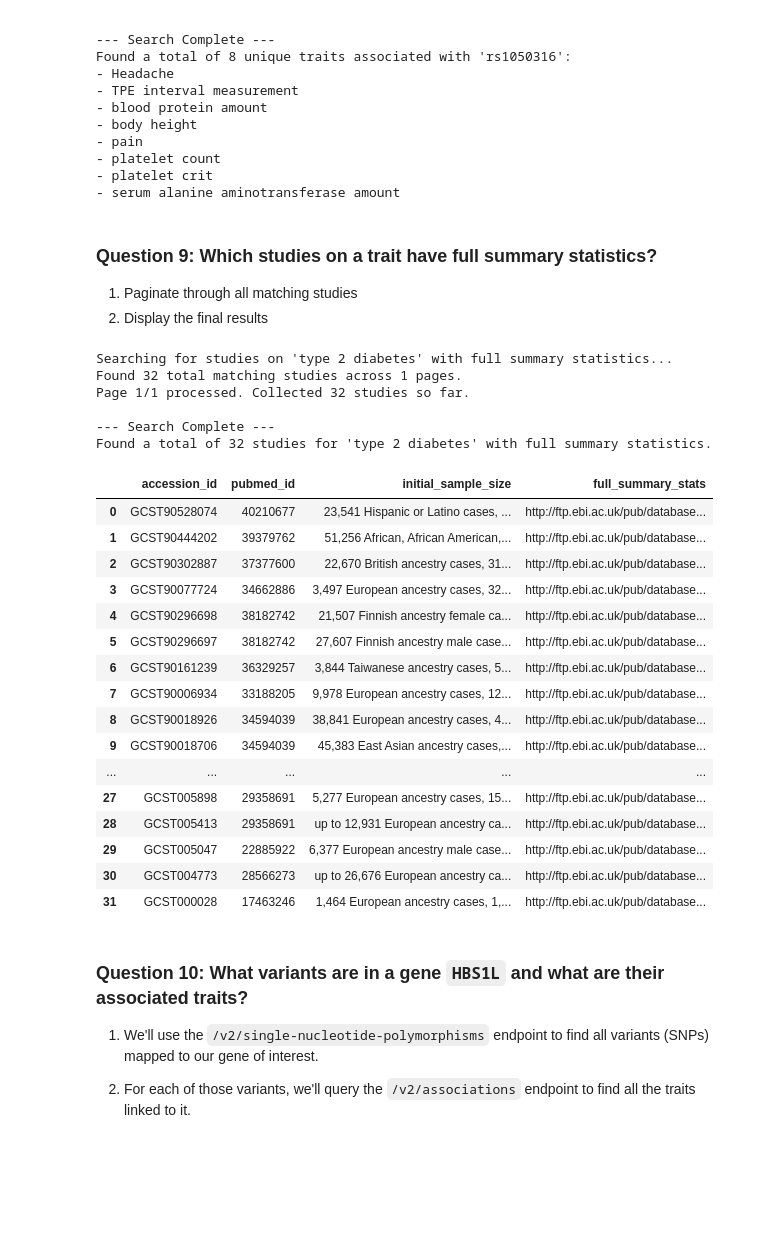
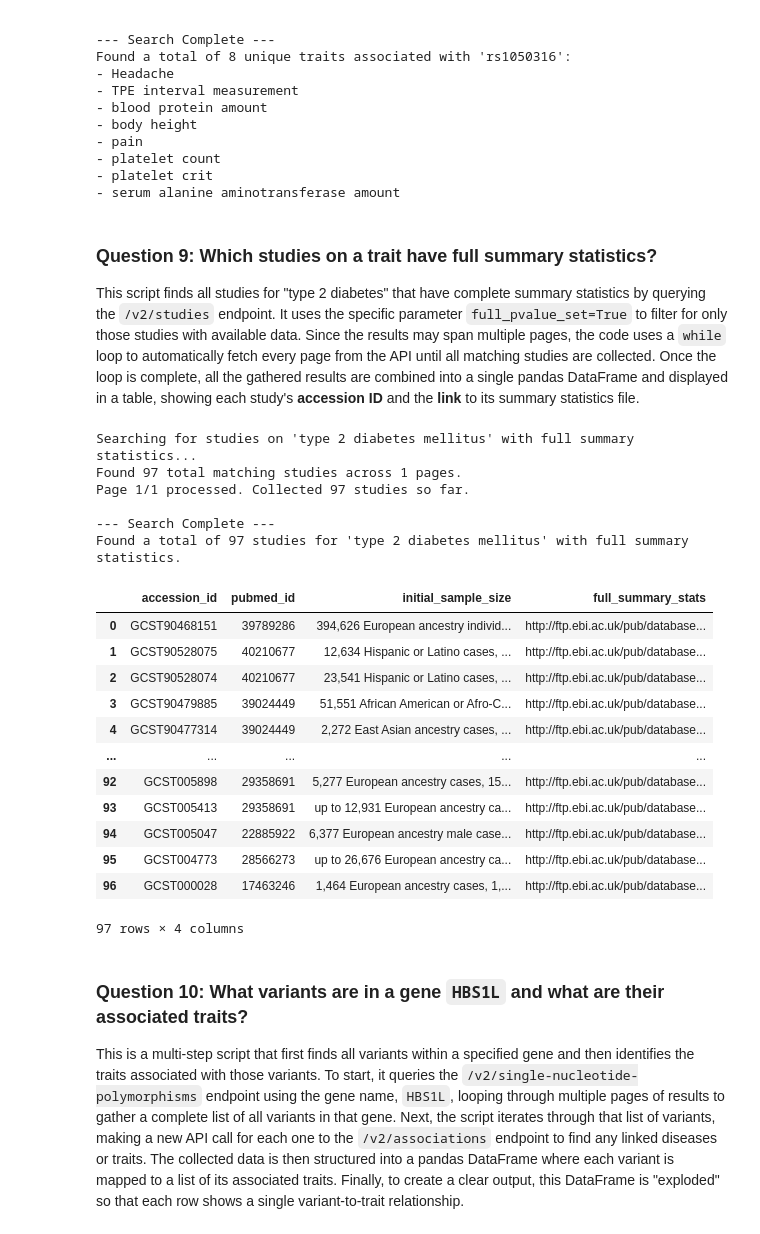
Before and after one commit to EBISPOT/gwas-rest-api, a Jupyter notebook: docs/jupyter-notebooks/sample.ipynb, the cells around one changed output. Drawn from its saved outputs; the diff is of its cells as text; code cells hidden in the pictures; blank space fills up the shorter version.

```diff
--- a/docs/jupyter-notebooks/sample.ipynb
+++ b/docs/jupyter-notebooks/sample.ipynb
@@ -149,7 +175,7 @@ def get_all_associations_for_trait(trait_name):
             "efo_trait": trait_name,
             "sort": "p_value",  # Sort by significance from the start
             "direction": "asc",
-            "size": 200,
+            "size": 40,
             "page": current_page
         }
 
@@ -161,9 +187,9 @@ def get_all_associations_for_trait(trait_name):
 
             if current_page == 0:
                 total_pages = data['page']['totalPages']
-                print(f"Found {data['page']['totalElements']} total associations across {total_pages} pages.")
+                # print(f"Found {data['page']['totalElements']} total associations across {total_pages} pages.")
 
-            print(f"Page {current_page + 1}/{total_pages} processed. Collected {len(all_associations)} associations so far.")
+            # print(f"Page {current_page + 1}/{total_pages} processed. Collected {len(all_associations)} associations so far.")
             current_page += 1
             time.sleep(0.1) # Be polite to the API
         else:
@@ -303,10 +341,9 @@ if associations_data and '_embedded' in associations_data:
 
     print(f"Found {associations_data['page']['totalElements']} variants associated with '{disease_of_interest}'.")
     print("Displaying the first 10 results:")
-
-    # Parse the 'snp_risk_allele' field. It's a list containing a string like 'rsID-Allele'
+    # Parse the 'snp_effect_allele' field. It's a list containing a string like 'rsID-Allele'
     # Extract the string 'rsID-Allele' from the list
-    risk_allele_str = associations_df['snp_risk_allele'].str[0]
+    risk_allele_str = associations_df['snp_effect_allele'].str[0]
 
     # Split the string into the variant ID and the allele base
     split_allele = risk_allele_str.str.split('-', n=1, expand=True)
@@ -321,7 +358,11 @@ if associations_data and '_embedded' in associations_data:
         'risk_frequency',
         'accession_id',
         'mapped_genes'
-    ]]
+    ]].copy()
+
+    display_df['mapped_genes'] = display_df['mapped_genes'].apply(
+        lambda genes: ', '.join(genes) if isinstance(genes, list) else ''
+    )
 
     display(display_df)
 else:
@@ -367,6 +408,9 @@ if studies_data and '_embedded' in studies_data:
 
     # Convert the list of studies into a pandas DataFrame for nice display
     studies_df = pd.DataFrame(studies_list)
+    studies_df['cohort'] = studies_df['cohort'].apply(
+        lambda cohorts: ', '.join(cohorts) if isinstance(cohorts, list) else ''
+    )
 
     print(f"Found {studies_data['page']['totalElements']} studies for '{disease_of_interest}' in the '{cohort_of_interest}' cohort.")
     print("Displaying results:")
@@ -594,10 +580,12 @@ if top_associations_in_population:
     results_df = pd.DataFrame(top_associations_in_population)
 
     # Parse the risk allele field for cleaner display
-    risk_allele_str = results_df['snp_risk_allele'].str[0]
+    risk_allele_str = results_df['snp_effect_allele'].str[0]
     split_allele = risk_allele_str.str.split('-', n=1, expand=True)
     results_df['variant_rsID'] = split_allele[0]
     results_df['risk_allele_base'] = split_allele[1]
+
+    pd.options.display.float_format = '{:.2e}'.format
 
     # Display the final, cleaned-up DataFrame
     display(results_df[[
@@ -827,10 +815,9 @@ Found a total of 8 unique traits associated with 'rs1050316':
 # %% [markdown]
 ### Question 9: Which studies on a trait have full summary statistics?
 
-1. Paginate through all matching studies
-2. Display the final results
+This script finds all studies for "type 2 diabetes" that have complete summary statistics by querying the `/v2/studies` endpoint. It uses the specific parameter `full_pvalue_set=True` to filter for only those studies with available data. Since the results may span multiple pages, the code uses a `while` loop to automatically fetch every page from the API until all matching studies are collected. Once the loop is complete, all the gathered results are combined into a single pandas DataFrame and displayed in a table, showing each study's **accession ID** and the **link** to its summary statistics file.
 # %%
-trait_of_interest = "type 2 diabetes"
+trait_of_interest = "type 2 diabetes mellitus"
 studies_with_sum_stats = [] # A list to store the resulting study objects
 
 print(f"Searching for studies on '{trait_of_interest}' with full summary statistics...")
@@ -842,7 +829,7 @@ total_pages = 1 # Initialize to 1 to start the loop
 while current_page < total_pages:
     endpoint = "/v2/studies"
     params = {
-        "disease_trait": trait_of_interest,
+        "efo_trait": trait_of_interest,
         "full_pvalue_set": True, # Filter for studies with summary stats
         "size": 200,
         "page": current_page
@@ -860,59 +847,53 @@ while current_page < total_pages:
             print(f"Found {data['page']['totalElements']} total matching studies across {total_pages} pages.")
 
         print(f"Page {current_page + 1}/{total_pages} processed. Collected {len(studies_with_sum_stats)} studies so far.")
         current_page += 1
         time.sleep(0.1) # Be polite to the API
     else:
         print("No more data found or an error occurred. Stopping.")
         break
 
 # --- Step 2: Display the final results ---
 print(f"\n--- Search Complete ---")
 if studies_with_sum_stats:
     # Convert the list of studies to a DataFrame
     results_df = pd.DataFrame(studies_with_sum_stats)
 
     print(f"Found a total of {len(results_df)} studies for '{trait_of_interest}' with full summary statistics.")
 
     # Display relevant columns from the DataFrame
     display(results_df[[
         'accession_id',
         'pubmed_id',
         'initial_sample_size',
         'full_summary_stats' # This column contains the link to the stats
     ]])
 else:
     print(f"Could not find any studies for '{trait_of_interest}' with full summary statistics.")
 # %% [output]
-Searching for studies on 'type 2 diabetes' with full summary statistics...
-Found 32 total matching studies across 1 pages.
-Page 1/1 processed. Collected 32 studies so far.
+Searching for studies on 'type 2 diabetes mellitus' with full summary statistics...
+Found 97 total matching studies across 1 pages.
+Page 1/1 processed. Collected 97 studies so far.
 
 --- Search Complete ---
-Found a total of 32 studies for 'type 2 diabetes' with full summary statistics.
+Found a total of 97 studies for 'type 2 diabetes mellitus' with full summary statistics.
 |  | accession_id | pubmed_id | initial_sample_size | full_summary_stats |
-| 0 | GCST90528074 | 40210677 | 23,541 Hispanic or Latino cases, ... | http://ftp.ebi.ac.uk/pub/database... |
-| 1 | GCST90444202 | 39379762 | 51,256 African, African American,... | http://ftp.ebi.ac.uk/pub/database... |
-| 2 | GCST90302887 | 37377600 | 22,670 British ancestry cases, 31... | http://ftp.ebi.ac.uk/pub/database... |
-| 3 | GCST90077724 | 34662886 | 3,497 European ancestry cases, 32... | http://ftp.ebi.ac.uk/pub/database... |
-| 4 | GCST90296698 | 38182742 | 21,507 Finnish ancestry female ca... | http://ftp.ebi.ac.uk/pub/database... |
-| 5 | GCST90296697 | 38182742 | 27,607 Finnish ancestry male case... | http://ftp.ebi.ac.uk/pub/database... |
-| 6 | GCST90161239 | 36329257 | 3,844 Taiwanese ancestry cases, 5... | http://ftp.ebi.ac.uk/pub/database... |
-| 7 | GCST90006934 | 33188205 | 9,978 European ancestry cases, 12... | http://ftp.ebi.ac.uk/pub/database... |
-| 8 | GCST90018926 | 34594039 | 38,841 European ancestry cases, 4... | http://ftp.ebi.ac.uk/pub/database... |
-| 9 | GCST90018706 | 34594039 | 45,383 East Asian ancestry cases,... | http://ftp.ebi.ac.uk/pub/database... |
+| 0 | GCST90468151 | 39789286 | 394,626 European ancestry individ... | http://ftp.ebi.ac.uk/pub/database... |
+| 1 | GCST90528075 | 40210677 | 12,634 Hispanic or Latino cases, ... | http://ftp.ebi.ac.uk/pub/database... |
+| 2 | GCST90528074 | 40210677 | 23,541 Hispanic or Latino cases, ... | http://ftp.ebi.ac.uk/pub/database... |
+| 3 | GCST90479885 | 39024449 | 51,551 African American or Afro-C... | http://ftp.ebi.ac.uk/pub/database... |
+| 4 | GCST90477314 | 39024449 | 2,272 East Asian ancestry cases, ... | http://ftp.ebi.ac.uk/pub/database... |
 | ... | ... | ... | ... | ... |
-| 27 | GCST005898 | 29358691 | 5,277 European ancestry cases, 15... | http://ftp.ebi.ac.uk/pub/database... |
-| 28 | GCST005413 | 29358691 | up to 12,931 European ancestry ca... | http://ftp.ebi.ac.uk/pub/database... |
-| 29 | GCST005047 | 22885922 | 6,377 European ancestry male case... | http://ftp.ebi.ac.uk/pub/database... |
-| 30 | GCST004773 | 28566273 | up to 26,676 European ancestry ca... | http://ftp.ebi.ac.uk/pub/database... |
-| 31 | GCST000028 | 17463246 | 1,464 European ancestry cases, 1,... | http://ftp.ebi.ac.uk/pub/database... |
+| 92 | GCST005898 | 29358691 | 5,277 European ancestry cases, 15... | http://ftp.ebi.ac.uk/pub/database... |
+| 93 | GCST005413 | 29358691 | up to 12,931 European ancestry ca... | http://ftp.ebi.ac.uk/pub/database... |
+| 94 | GCST005047 | 22885922 | 6,377 European ancestry male case... | http://ftp.ebi.ac.uk/pub/database... |
+| 95 | GCST004773 | 28566273 | up to 26,676 European ancestry ca... | http://ftp.ebi.ac.uk/pub/database... |
+| 96 | GCST000028 | 17463246 | 1,464 European ancestry cases, 1,... | http://ftp.ebi.ac.uk/pub/database... |
+97 rows × 4 columns
 # %% [markdown]
 ### Question 10: What variants are in a gene `HBS1L` and what are their associated traits?
 
-1. We'll use the `/v2/single-nucleotide-polymorphisms` endpoint to find all variants (SNPs) mapped to our gene of interest.
-
-2. For each of those variants, we'll query the `/v2/associations` endpoint to find all the traits linked to it.
+This is a multi-step script that first finds all variants within a specified gene and then identifies the traits associated with those variants. To start, it queries the `/v2/single-nucleotide-polymorphisms` endpoint using the gene name, `HBS1L`, looping through multiple pages of results to gather a complete list of all variants in that gene. Next, the script iterates through that list of variants, making a new API call for each one to the `/v2/associations` endpoint to find any linked diseases or traits. The collected data is then structured into a pandas DataFrame where each variant is mapped to a list of its associated traits. Finally, to create a clear output, this DataFrame is "exploded" so that each row shows a single variant-to-trait relationship.
 # %%
 # --- Configuration ---
 gene_of_interest = "HBS1L"
```
Also changed, not shown: parts of 36 cells of this notebook, 2 other files.
